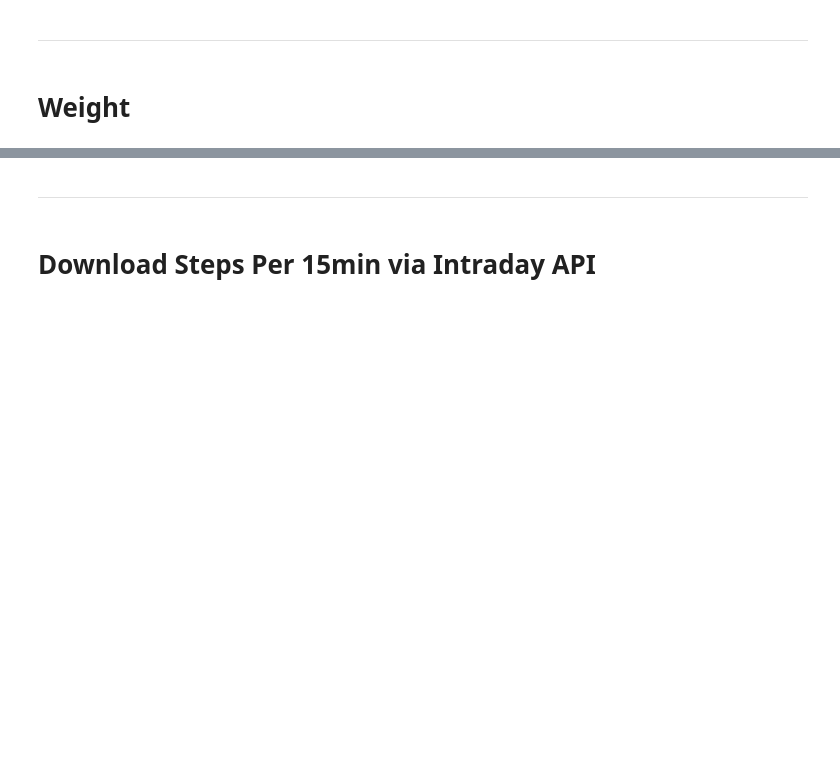
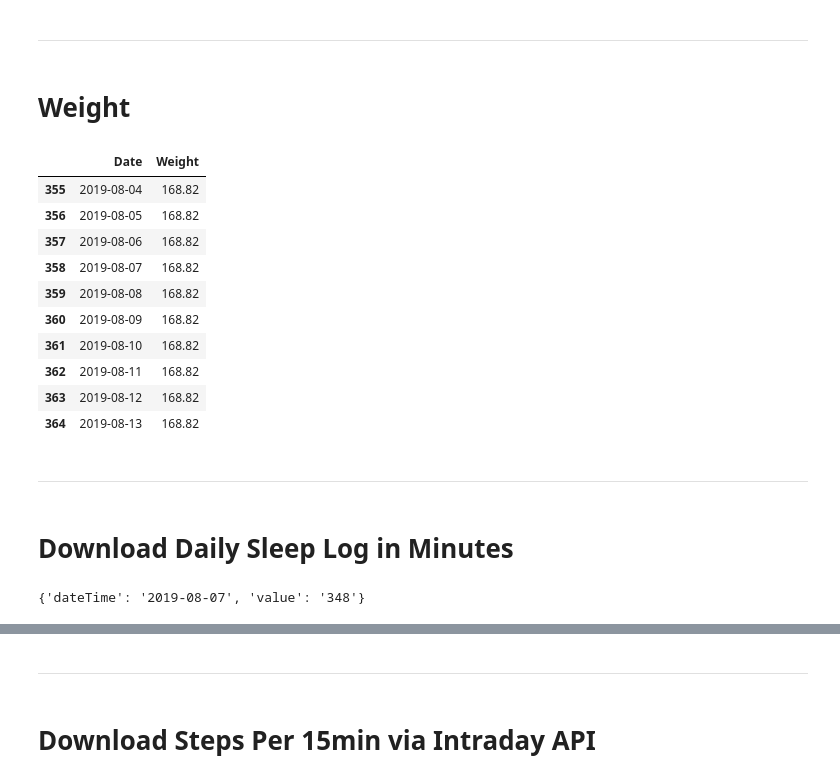
Before and after one commit to markwk/qs_ledger, a Jupyter notebook: fitbit/fitbit_downloader.ipynb, the cells around one changed output, grey strips where cells are left out. Cells and saved outputs as stored; diff of their text form; code cells hidden in the pictures; blank space fills up the shorter version.

```diff
--- a/fitbit/fitbit_downloader.ipynb
+++ b/fitbit/fitbit_downloader.ipynb
@@ -135,0 +196,21 @@ date_steps.to_csv('data/daily_steps.csv', index=None, encoding='utf-8')
+# %%
+# Get Weight Data in JSON from Last Year
+weight_raw = auth2_client.time_series('body/weight', period='1y')
+
+# base-date: The range start date, in the format yyyy-MM-dd or today.
+# end-date: The end date of the range.
+# date: The end date of the period specified in the format yyyy-MM-dd or today.
+# period: The range for which data will be returned. Options are 1d, 7d, 30d, 1w, 1m, 3m, 6m, 1y
+
+# weight['body-weight']
+
+# convert to list of dict
+weight_list = [(dateutil.parser.parse(date_weight_dict['dateTime']), float(date_weight_dict['value']))
+              for date_weight_dict in weight_raw['body-weight']]
+weight_list[-2]
+
+# convert to data frame
+weight = pd.DataFrame(weight_list, columns=('Date', 'Weight'))
+
+#save to csv
+weight.to_csv("data/daily-weight.csv")
@@ -135,0 +249,18 @@ date_steps.to_csv('data/daily_steps.csv', index=None, encoding='utf-8')
+# %%
+weight.tail(10)
+# %% [output]
+|  | Date | Weight |
+| 355 | 2019-08-04 | 168.82 |
+| 356 | 2019-08-05 | 168.82 |
+| 357 | 2019-08-06 | 168.82 |
+| 358 | 2019-08-07 | 168.82 |
+| 359 | 2019-08-08 | 168.82 |
+| 360 | 2019-08-09 | 168.82 |
+| 361 | 2019-08-10 | 168.82 |
+| 362 | 2019-08-11 | 168.82 |
+| 363 | 2019-08-12 | 168.82 |
+| 364 | 2019-08-13 | 168.82 |
+# %% [markdown]
+--------
+# %% [markdown]
+# Download Daily Sleep Log in Minutes
@@ -135,0 +269,4 @@ date_steps.to_csv('data/daily_steps.csv', index=None, encoding='utf-8')
+# %%
+sleep_ts['sleep-minutesAsleep'][-7] # check sleep froma  week ago
+# %% [output]
+{'dateTime': '2019-08-07', 'value': '348'}
```
Also changed, not shown: parts of 65 cells of this notebook.
